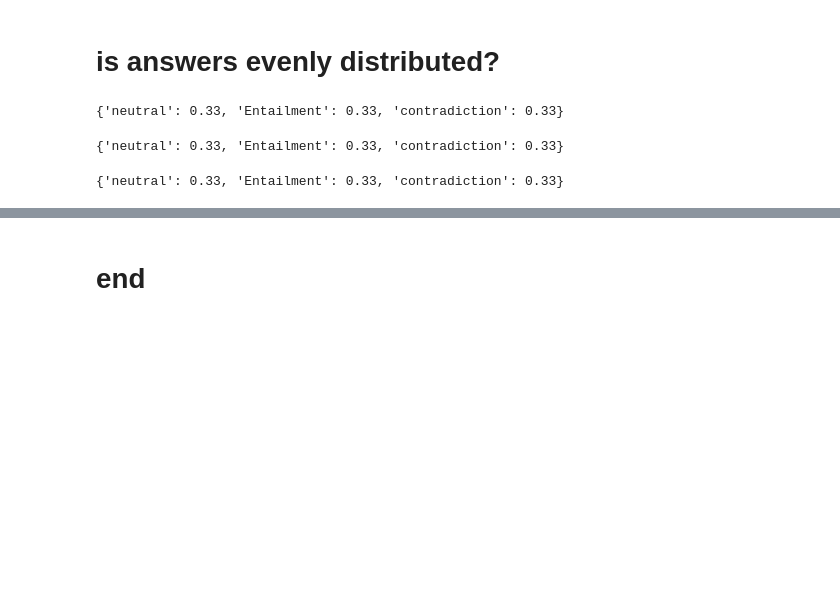
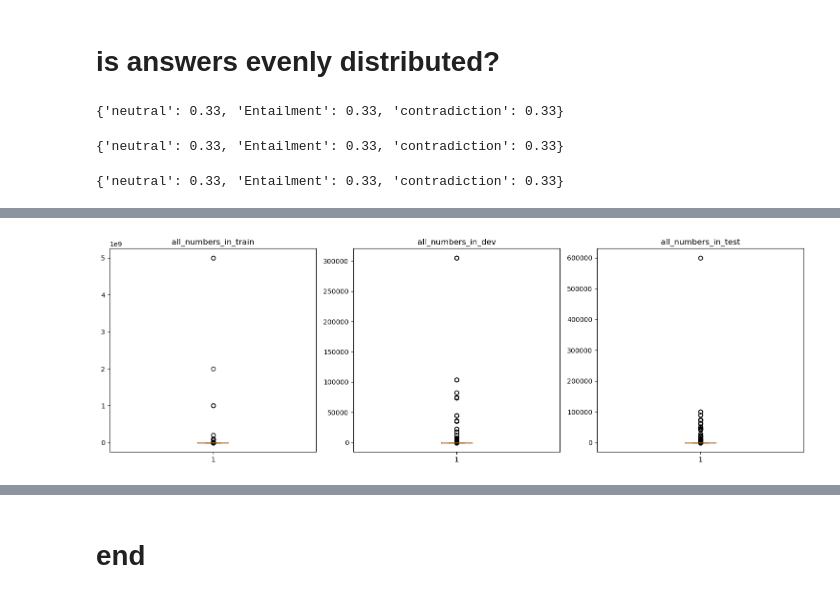
Before and after one commit to RuilinYang-beta/anlp_qnli, a Jupyter notebook: data_analysis/very_rough_data_analysis.ipynb, the cells around one changed output, grey strips where cells are left out. Drawn from its saved outputs; the diff is of its cells as text; code cells hidden in the pictures; blank space fills up the shorter version.

```diff
--- a/data_analysis/very_rough_data_analysis.ipynb
+++ b/data_analysis/very_rough_data_analysis.ipynb
@@ -192,0 +237,3 @@ print(answer_freq_test)
+# %%
+numbers_in_train = get_numbers(train)
+numbers_in_train
@@ -192,0 +258,12 @@ print(answer_freq_test)
+# %%
+def get_all_numbers(dataset):
+    return [number
+                   for record in dataset
+                   for key in ['statement1', 'statement2']
+                   for number in record[key]
+              ]
+# %%
+# Collect all the numbers
+all_numbers_in_train = get_all_numbers(numbers_in_train)
+all_numbers_in_dev = get_all_numbers(get_numbers(dev))
+all_numbers_in_test = get_all_numbers(get_numbers(test))
@@ -192,0 +301,26 @@ print(answer_freq_test)
+# %%
+# Create subplots
+plt.figure(figsize=(15, 5))  # Adjust the figure size as needed
+
+# Subplot 1
+plt.subplot(1, 3, 1)
+plt.boxplot(all_numbers_in_train)
+plt.title('all_numbers_in_train')
+
+# Subplot 2
+plt.subplot(1, 3, 2)
+plt.boxplot(all_numbers_in_dev)
+plt.title('all_numbers_in_dev')
+
+# Subplot 3
+plt.subplot(1, 3, 3)
+plt.boxplot(all_numbers_in_test)
+plt.title('all_numbers_in_test')
+
+# Adjust layout
+plt.tight_layout()
+
+# Show the plots
+plt.show()
+# %% [output]
+[figure, added]
```
Also changed, not shown: parts of 28 cells of this notebook, 1 other file.
